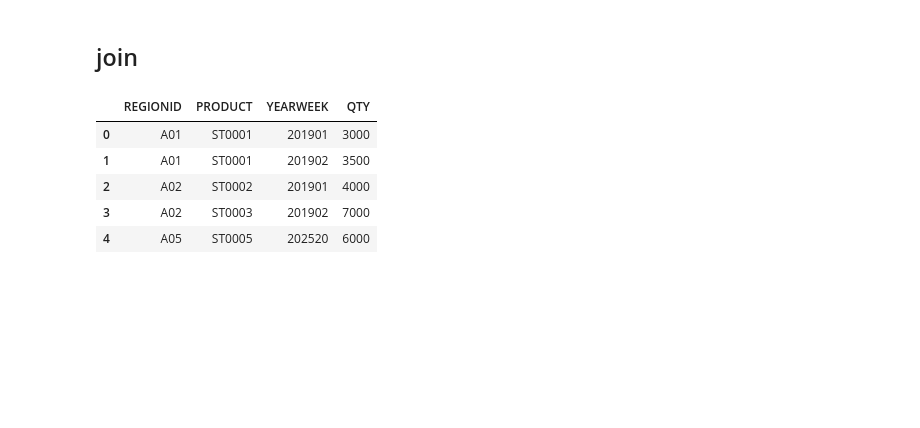
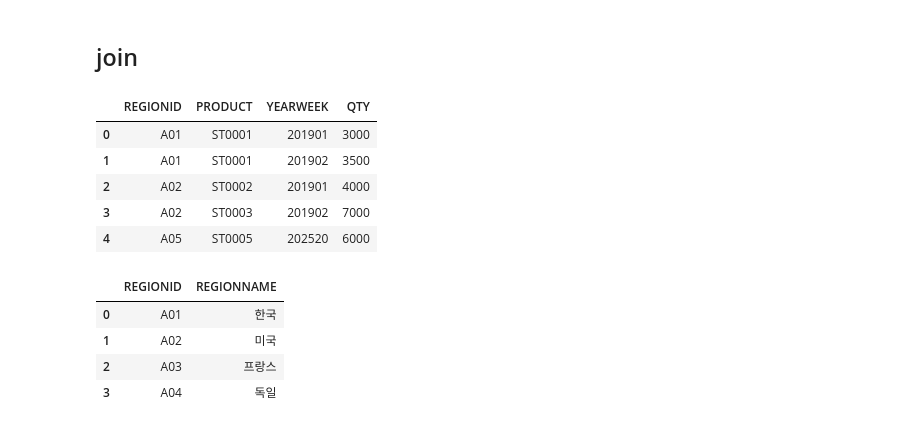
Before and after one commit to YunHwa0905/fintech-dev-portfolio, a Jupyter notebook: 05.data/codeset/01.data_analysis.ipynb, the cells around one changed output. Drawn from its saved outputs; the diff is of its cells as text; code cells hidden in the pictures; blank space fills up the shorter version.

```diff
--- a/05.data/codeset/01.data_analysis.ipynb
+++ b/05.data/codeset/01.data_analysis.ipynb
@@ -479,0 +490,8 @@ joinData = pd.merge(left=baseDataUnion, right=joinMaster, on=joinKey, how="inner
+# %%
+joinMaster
+# %% [output]
+|  | REGIONID | REGIONNAME |
+| 0 | A01 | 한국 |
+| 1 | A02 | 미국 |
+| 2 | A03 | 프랑스 |
+| 3 | A04 | 독일 |
```
Also changed, not shown: parts of 10 cells of this notebook.
